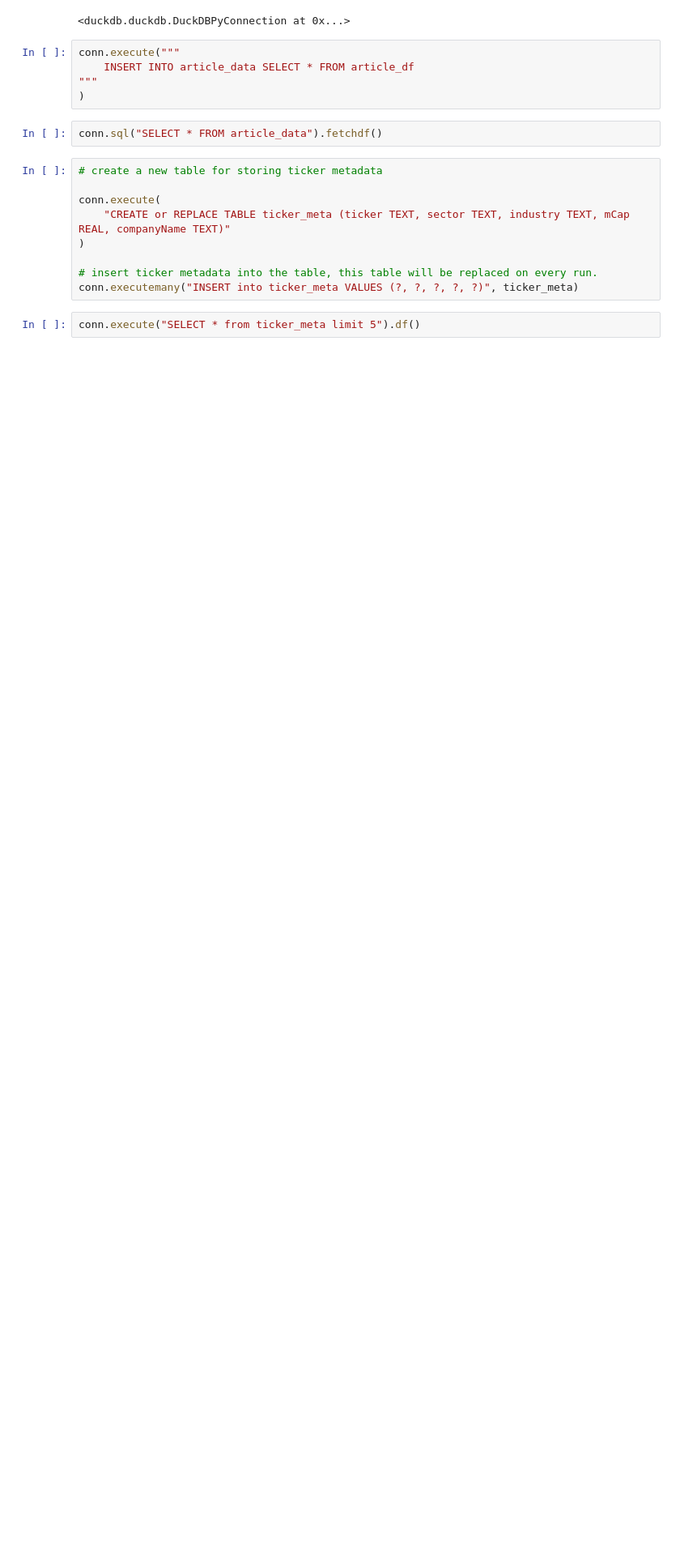
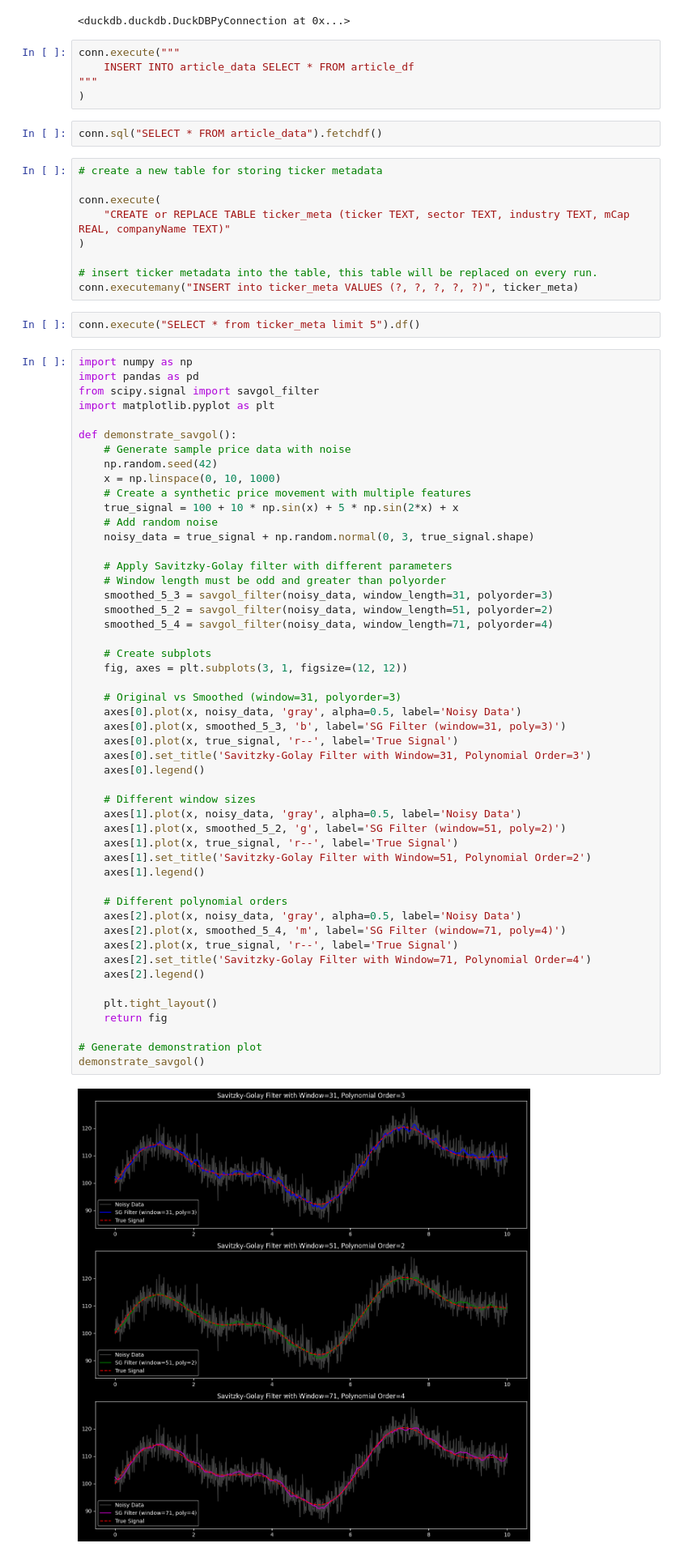
Before and after one commit to Shubxam/Nifty-500-Live-Sentiment-Analysis, a Jupyter notebook: notebooks/playbook.ipynb, the cells around one changed output. Shown at 81% size. Cells and saved outputs as stored; diff of their text form; blank space fills up the shorter version.

Commit message:
test savgol

```diff
--- a/notebooks/playbook.ipynb
+++ b/notebooks/playbook.ipynb
@@ -343,3 +343,55 @@ conn.execute(
 conn.executemany("INSERT into ticker_meta VALUES (?, ?, ?, ?, ?)", ticker_meta)
 # %%
 conn.execute("SELECT * from ticker_meta limit 5").df()
+# %%
+import numpy as np
+import pandas as pd
+from scipy.signal import savgol_filter
+import matplotlib.pyplot as plt
+
+def demonstrate_savgol():
+    # Generate sample price data with noise
+    np.random.seed(42)
+    x = np.linspace(0, 10, 1000)
+    # Create a synthetic price movement with multiple features
+    true_signal = 100 + 10 * np.sin(x) + 5 * np.sin(2*x) + x
+    # Add random noise
+    noisy_data = true_signal + np.random.normal(0, 3, true_signal.shape)
+
+    # Apply Savitzky-Golay filter with different parameters
+    # Window length must be odd and greater than polyorder
+    smoothed_5_3 = savgol_filter(noisy_data, window_length=31, polyorder=3)
+    smoothed_5_2 = savgol_filter(noisy_data, window_length=51, polyorder=2)
+    smoothed_5_4 = savgol_filter(noisy_data, window_length=71, polyorder=4)
+
+    # Create subplots
+    fig, axes = plt.subplots(3, 1, figsize=(12, 12))
+
+    # Original vs Smoothed (window=31, polyorder=3)
+    axes[0].plot(x, noisy_data, 'gray', alpha=0.5, label='Noisy Data')
+    axes[0].plot(x, smoothed_5_3, 'b', label='SG Filter (window=31, poly=3)')
+    axes[0].plot(x, true_signal, 'r--', label='True Signal')
+    axes[0].set_title('Savitzky-Golay Filter with Window=31, Polynomial Order=3')
+    axes[0].legend()
+
+    # Different window sizes
+    axes[1].plot(x, noisy_data, 'gray', alpha=0.5, label='Noisy Data')
+    axes[1].plot(x, smoothed_5_2, 'g', label='SG Filter (window=51, poly=2)')
+    axes[1].plot(x, true_signal, 'r--', label='True Signal')
+    axes[1].set_title('Savitzky-Golay Filter with Window=51, Polynomial Order=2')
+    axes[1].legend()
+
+    # Different polynomial orders
+    axes[2].plot(x, noisy_data, 'gray', alpha=0.5, label='Noisy Data')
+    axes[2].plot(x, smoothed_5_4, 'm', label='SG Filter (window=71, poly=4)')
+    axes[2].plot(x, true_signal, 'r--', label='True Signal')
+    axes[2].set_title('Savitzky-Golay Filter with Window=71, Polynomial Order=4')
+    axes[2].legend()
+
+    plt.tight_layout()
+    return fig
+
+# Generate demonstration plot
+demonstrate_savgol()
+# %% [output]
+[figure, added]
```
Also changed, not shown: parts of 1 cell of this notebook.
